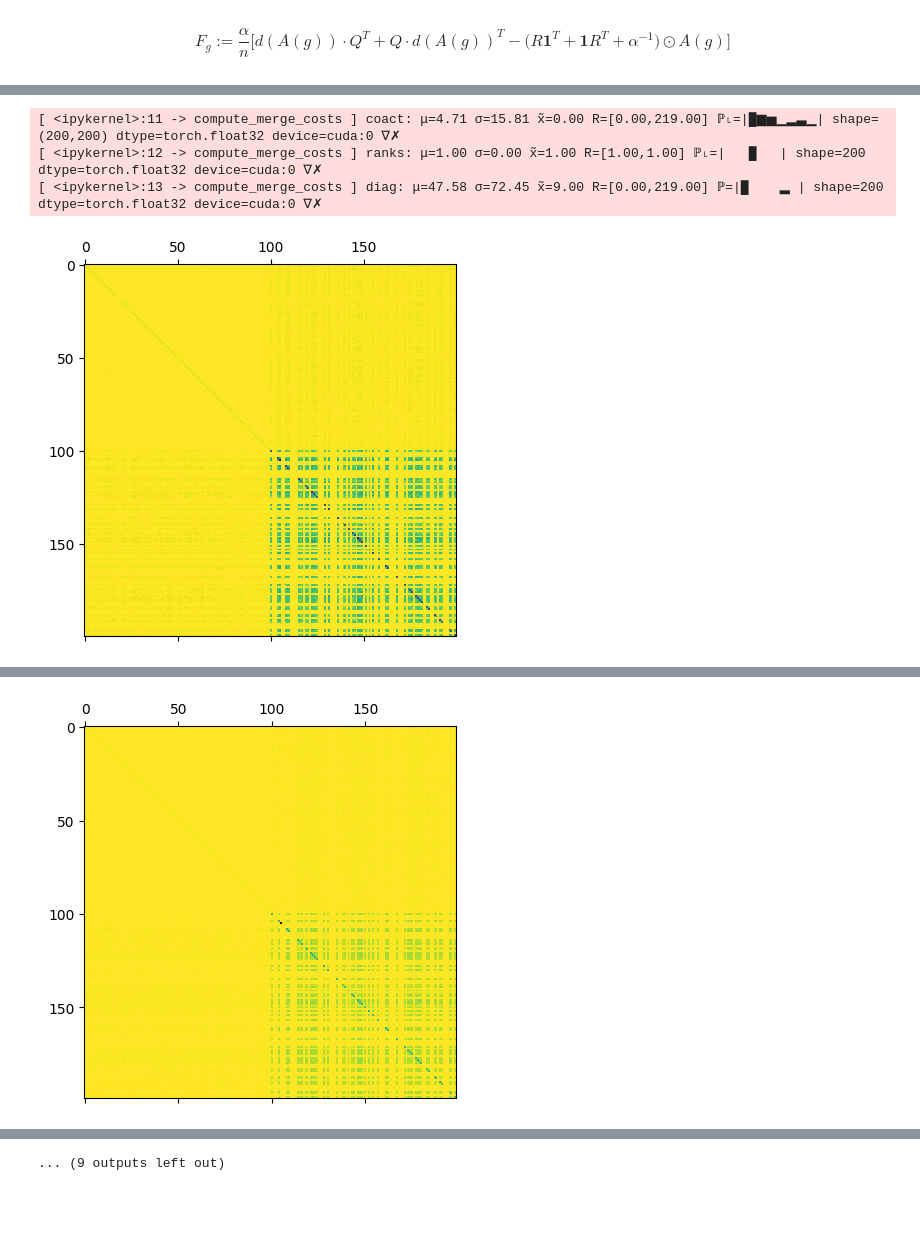
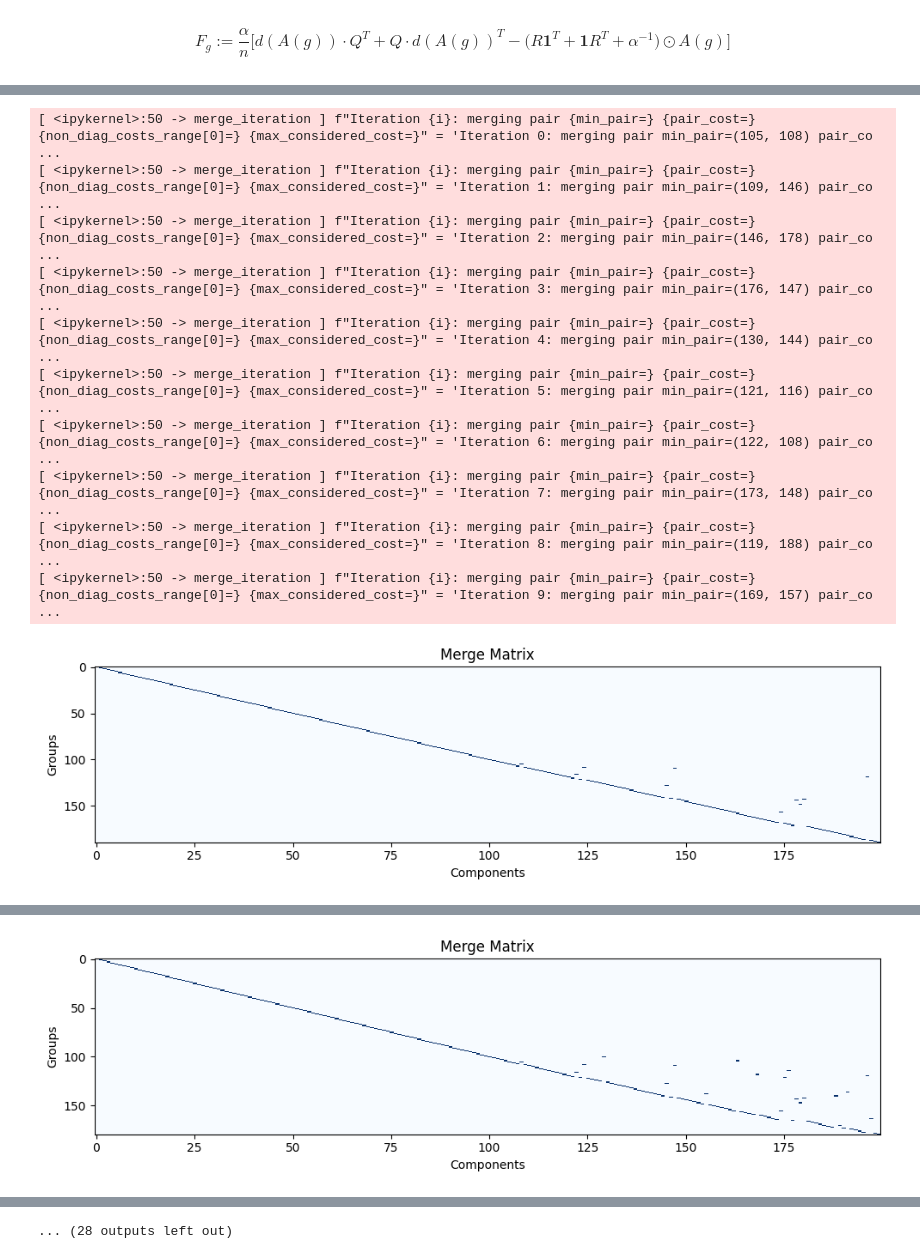
Before and after one commit to mivanit/apd, a Jupyter notebook: notebooks/mivanit/dev_grouping_3.ipynb, the cells around one changed output, grey strips where cells are left out. Saved outputs shown, nothing was run; the diff lists cells and outputs as text; code cells hidden in the pictures; blank space fills up the shorter version.

```diff
--- a/notebooks/mivanit/dev_grouping_3.ipynb
+++ b/notebooks/mivanit/dev_grouping_3.ipynb
@@ -131,9 +131,9 @@ def compute_merge_costs(
     ranks: Float[Tensor, " k_groups"] = merges.components_per_group.to(device=device).float()
     diag: Float[Tensor, "k_groups"] = torch.diag(coact).to(device=device)
 
-    dbg_tensor(coact)
-    dbg_tensor(ranks)
-    dbg_tensor(diag)
+    # dbg_tensor(coact)
+    # dbg_tensor(ranks)
+    # dbg_tensor(diag)
 
     return alpha * (
         diag @ ranks.T
@@ -175,13 +172,13 @@ def recompute_coacts(
 	activation_mask_grp: Bool[Tensor, " samples"] = activation_mask[:, merge_pair[0]] + activation_mask[:, merge_pair[1]]
 
 	# coactivations with the new merged group
-	dbg_tensor(activation_mask_grp)
-	dbg_tensor(activation_mask)
+	# dbg_tensor(activation_mask_grp)
+	# dbg_tensor(activation_mask)
 	coact_with_merge: Bool[Tensor, " k_groups"] = (activation_mask_grp.float() @ activation_mask.float()).bool()
 	new_group_idx: int = min(merge_pair)
 	remove_idx: int = max(merge_pair)
 	new_group_self_coact: float = activation_mask_grp.float().sum().item()
-	dbg_tensor(coact_with_merge)
+	# dbg_tensor(coact_with_merge)
 
 	# assemble the merge pair
 	merge_new: GroupMerge = merges.merge_groups(
@@ -205,7 +202,7 @@ def recompute_coacts(
 	coact_new: Float[Tensor, "k_groups-1 k_groups-1"] = coact_temp[mask, :][:, mask]
 	# add in the self-coactivation of the new group
 	coact_new[new_group_idx, new_group_idx] = new_group_self_coact
-	dbg_tensor(coact_new)
+	# dbg_tensor(coact_new)
 
 	# reindex mask
 	activation_mask_new: Float[Tensor, "samples ..."] = activation_mask.clone()
@@ -214,7 +211,7 @@ def recompute_coacts(
 	# remove the old group
 	activation_mask_new = activation_mask_new[:, mask]
 
-	dbg_tensor(activation_mask_new)
+	# dbg_tensor(activation_mask_new)
 
 	return (
 		merge_new,
@@ -250,6 +242,7 @@ def merge_iteration(
 	activation_mask: Bool[Tensor, "samples c_components"],
     alpha: float = 1.0,
 	iters: int = 100,
+	check_threshold: float = 0.05,
 ):
 	# check shapes
 	c_components: int = coact.shape[0]
@@ -267,44 +260,66 @@ def merge_iteration(
 	while i < iters:
 		# compute costs
 		costs: Float[Tensor, "c_components c_components"] = compute_merge_costs(
 			coact=current_coact,
 			merges=current_merge,
 			alpha=alpha,
 		)
+		# dbg_tensor(costs)
 
 		# find the minimum cost pair
-		plt.matshow(costs.cpu(), cmap='viridis')
-		plt.show()
-		min_cost: Float[Tensor, ""] = costs[~torch.eye(k_groups, dtype=torch.bool)].min()
-		dbg_auto(min_cost)
-		min_pair: Int[Tensor, "i j"] = torch.where(costs == min_cost)[0]
-		dbg_auto(min_pair)
-		min_pair_tup: tuple[int, int] = (min_pair[0].item(), min_pair[1].item())
+		non_diag_costs: Float[Tensor, ""] = costs[~torch.eye(k_groups, dtype=torch.bool)]
+		# dbg_tensor(non_diag_costs)
+		non_diag_costs_range: tuple[float, float] = (non_diag_costs.min().item(), non_diag_costs.max().item())
+		# dbg(non_diag_costs_range)
+		max_considered_cost: float = (non_diag_costs_range[1] - non_diag_costs_range[0]) * check_threshold + non_diag_costs_range[0]
+		# dbg(max_considered_cost)
+
+		considered_idxs = torch.where(costs <= max_considered_cost)
+		considered_idxs = torch.stack(considered_idxs, dim=1)
+		# remove from considered_idxs where i == j
+		considered_idxs = considered_idxs[considered_idxs[:, 0] != considered_idxs[:, 1]]
+
+		# dbg_tensor(considered_idxs)
+
+		# randomly select one of the considered pairs
+		min_pair: tuple[int, int] = tuple(considered_idxs[random.randint(0, considered_idxs.shape[0] - 1)].tolist())
+		pair_cost: float = costs[min_pair[0], min_pair[1]].item()
 
 		# merge the pair
-		dbg(f"Iteration {i}: merging pair {min_pair_tup} with cost {min_cost.item()}")
+		dbg(f"Iteration {i}: merging pair {min_pair=} {pair_cost=} {non_diag_costs_range[0]=} {max_considered_cost=}")
 		current_merge, current_coact, current_act_mask = recompute_coacts(
 			coact=current_coact,
 			merges=current_merge,
-			merge_pair=min_pair_tup,
+			merge_pair=min_pair,
 			activation_mask=current_act_mask,
 		)
 
 		k_groups -= 1
 		assert current_coact.shape[0] == k_groups, "Coactivation matrix shape should match number of groups"
 		assert current_coact.shape[1] == k_groups, "Coactivation matrix shape should match number of groups"
 		assert current_act_mask.shape[1] == k_groups, "Activation mask shape should match number of groups"
 
 		i += 1
 
+		if i % 10 == 0:
+			current_merge.plot()
+			plt.show()
+
 merge_iteration(
 	coact=COACTIVATIONS['co_occurrence_matrix'],
 	activation_mask=COACTIVATIONS['active_mask'],
 	alpha=1.0,
-	iters=10,
+	iters=200,
 )
 # %% [output]
-[ <ipykernel>:11 -> compute_merge_costs ] coact: μ=4.71 σ=15.81 x̃=0.00 R=[0.00,219.00] ℙ˪=|█▆▅▁▂▃▁| shape=(200,200) dtype=torch.float32 device=cuda:0 ∇✗
-[ <ipykernel>:12 -> compute_merge_costs ] ranks: μ=1.00 σ=0.00 x̃=1.00 R=[1.00,1.00] ℙ˪=|   █   | shape=200 dtype=torch.float32 device=cuda:0 ∇✗
-[ <ipykernel>:13 -> compute_merge_costs ] diag: μ=47.58 σ=72.45 x̃=9.00 R=[0.00,219.00] ℙ=|█    ▂ | shape=200 dtype=torch.float32 device=cuda:0 ∇✗
+[ <ipykernel>:50 -> merge_iteration ] f"Iteration {i}: merging pair {min_pair=} {pair_cost=} {non_diag_costs_range[0]=} {max_considered_cost=}" = 'Iteration 0: merging pair min_pair=(105, 108) pair_co ...
+[ <ipykernel>:50 -> merge_iteration ] f"Iteration {i}: merging pair {min_pair=} {pair_cost=} {non_diag_costs_range[0]=} {max_considered_cost=}" = 'Iteration 1: merging pair min_pair=(109, 146) pair_co ...
+[ <ipykernel>:50 -> merge_iteration ] f"Iteration {i}: merging pair {min_pair=} {pair_cost=} {non_diag_costs_range[0]=} {max_considered_cost=}" = 'Iteration 2: merging pair min_pair=(146, 178) pair_co ...
+[ <ipykernel>:50 -> merge_iteration ] f"Iteration {i}: merging pair {min_pair=} {pair_cost=} {non_diag_costs_range[0]=} {max_considered_cost=}" = 'Iteration 3: merging pair min_pair=(176, 147) pair_co ...
+[ <ipykernel>:50 -> merge_iteration ] f"Iteration {i}: merging pair {min_pair=} {pair_cost=} {non_diag_costs_range[0]=} {max_considered_cost=}" = 'Iteration 4: merging pair min_pair=(130, 144) pair_co ...
+[ <ipykernel>:50 -> merge_iteration ] f"Iteration {i}: merging pair {min_pair=} {pair_cost=} {non_diag_costs_range[0]=} {max_considered_cost=}" = 'Iteration 5: merging pair min_pair=(121, 116) pair_co ...
+[ <ipykernel>:50 -> merge_iteration ] f"Iteration {i}: merging pair {min_pair=} {pair_cost=} {non_diag_costs_range[0]=} {max_considered_cost=}" = 'Iteration 6: merging pair min_pair=(122, 108) pair_co ...
+[ <ipykernel>:50 -> merge_iteration ] f"Iteration {i}: merging pair {min_pair=} {pair_cost=} {non_diag_costs_range[0]=} {max_considered_cost=}" = 'Iteration 7: merging pair min_pair=(173, 148) pair_co ...
+[ <ipykernel>:50 -> merge_iteration ] f"Iteration {i}: merging pair {min_pair=} {pair_cost=} {non_diag_costs_range[0]=} {max_considered_cost=}" = 'Iteration 8: merging pair min_pair=(119, 188) pair_co ...
+[ <ipykernel>:50 -> merge_iteration ] f"Iteration {i}: merging pair {min_pair=} {pair_cost=} {non_diag_costs_range[0]=} {max_considered_cost=}" = 'Iteration 9: merging pair min_pair=(169, 157) pair_co ...
-[figure, old version]
+[figure, new version]
@@ -322 +336 @@ merge_iteration(
-[figure, old version]
+[figure, new version]
@@ -371,4 +381,4 @@ merge_iteration(
-... (9 outputs left out)
+... (28 outputs left out)
 # %%
 
 
```
Also changed, not shown: parts of 3 cells of this notebook.
